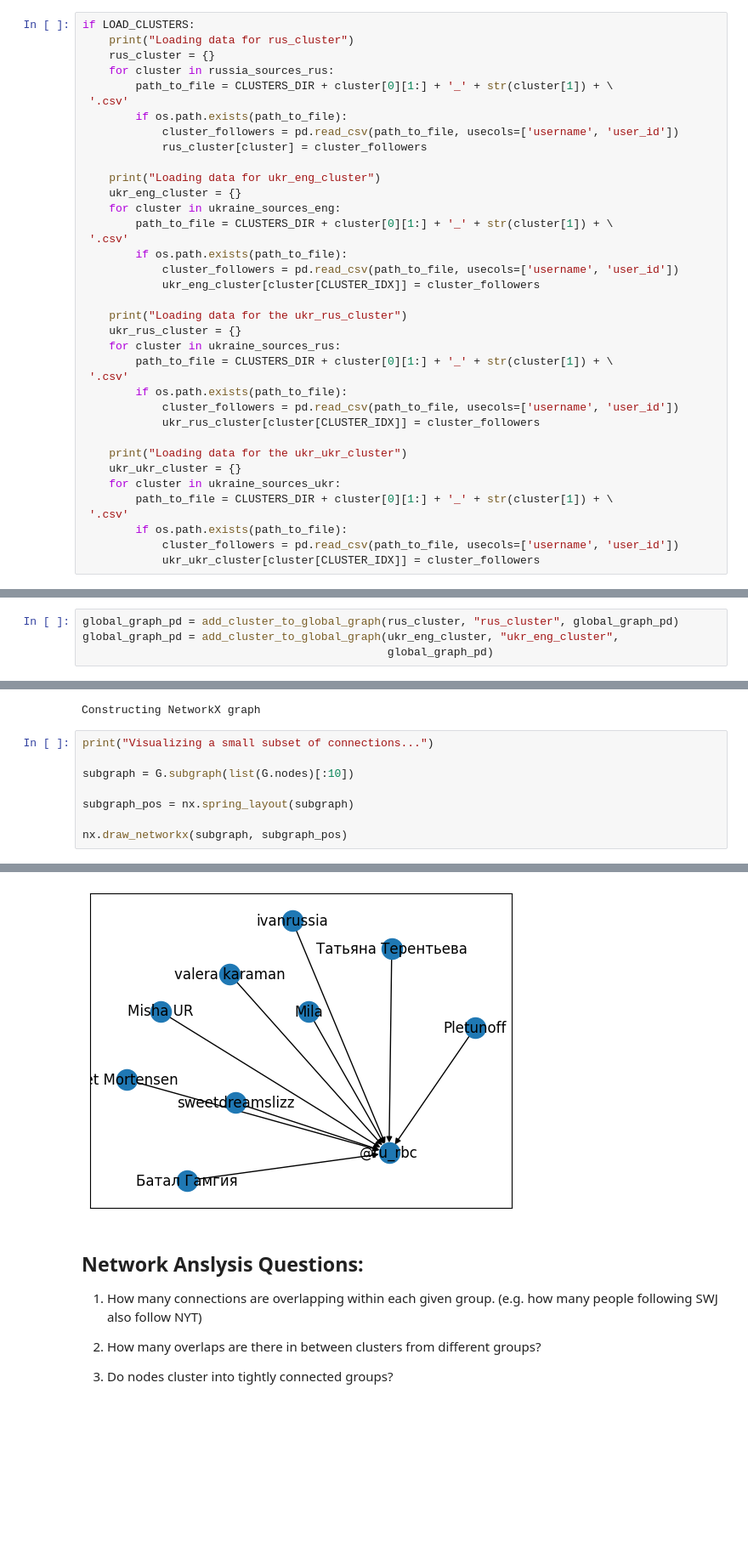
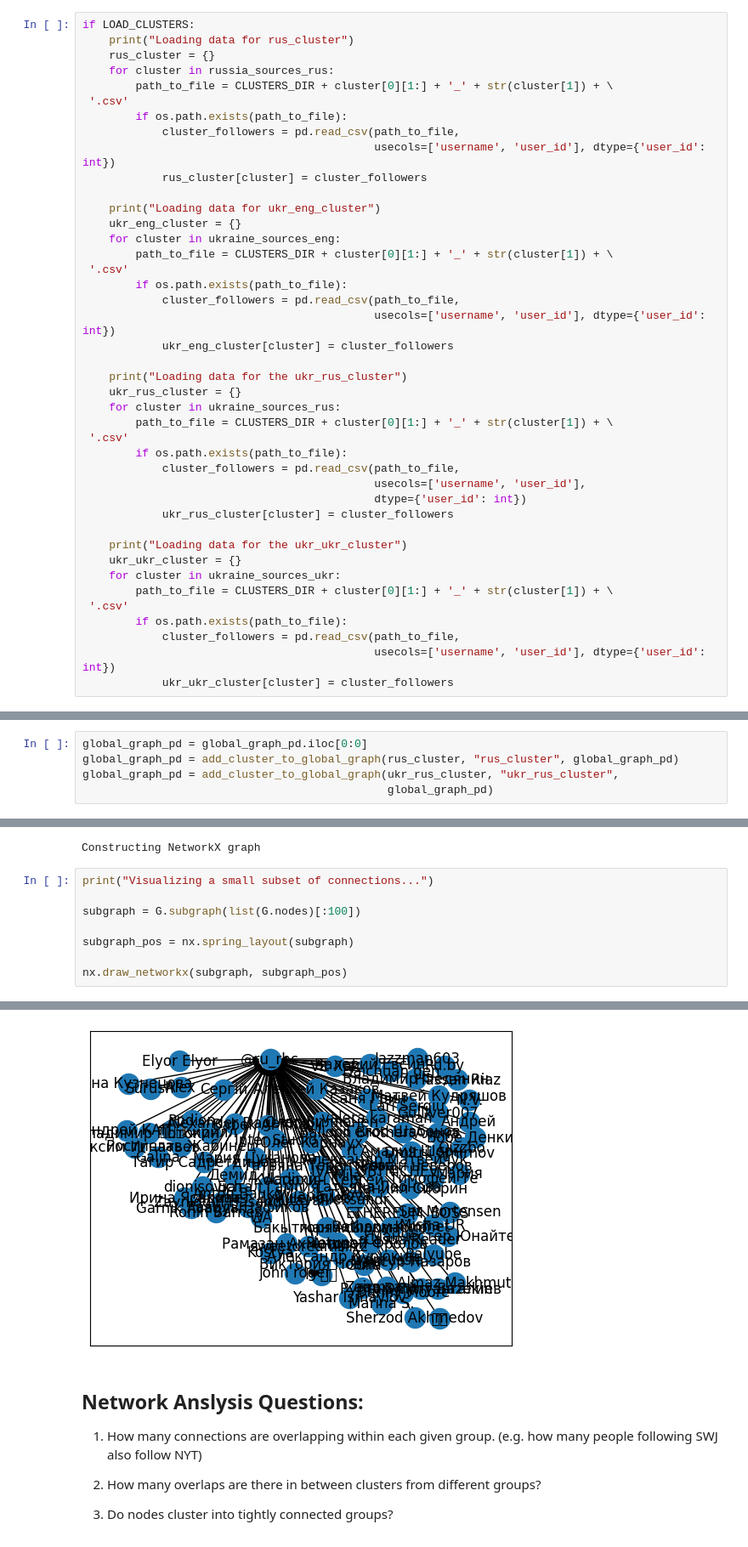
Before and after one commit to Denisfench/confirmation-bias-vis, a Jupyter notebook: confirmation_bias_vis.ipynb, the cells around one changed output, grey strips where cells are left out. Shown at 85% size. Cells and saved outputs as stored; diff of their text form; blank space fills up the shorter version.

```diff
--- a/confirmation_bias_vis.ipynb
+++ b/confirmation_bias_vis.ipynb
@@ -319,7 +319,8 @@ if LOAD_CLUSTERS:
         path_to_file = CLUSTERS_DIR + cluster[0][1:] + '_' + str(cluster[1]) + \
  '.csv'
         if os.path.exists(path_to_file):
-            cluster_followers = pd.read_csv(path_to_file, usecols=['username', 'user_id'])
+            cluster_followers = pd.read_csv(path_to_file,
+                                            usecols=['username', 'user_id'], dtype={'user_id': int})
             rus_cluster[cluster] = cluster_followers
 
     print("Loading data for ukr_eng_cluster")
@@ -328,8 +329,9 @@ if LOAD_CLUSTERS:
         path_to_file = CLUSTERS_DIR + cluster[0][1:] + '_' + str(cluster[1]) + \
  '.csv'
         if os.path.exists(path_to_file):
-            cluster_followers = pd.read_csv(path_to_file, usecols=['username', 'user_id'])
-            ukr_eng_cluster[cluster[CLUSTER_IDX]] = cluster_followers
+            cluster_followers = pd.read_csv(path_to_file,
+                                            usecols=['username', 'user_id'], dtype={'user_id': int})
+            ukr_eng_cluster[cluster] = cluster_followers
 
     print("Loading data for the ukr_rus_cluster")
     ukr_rus_cluster = {}
@@ -337,8 +339,10 @@ if LOAD_CLUSTERS:
         path_to_file = CLUSTERS_DIR + cluster[0][1:] + '_' + str(cluster[1]) + \
  '.csv'
         if os.path.exists(path_to_file):
-            cluster_followers = pd.read_csv(path_to_file, usecols=['username', 'user_id'])
-            ukr_rus_cluster[cluster[CLUSTER_IDX]] = cluster_followers
+            cluster_followers = pd.read_csv(path_to_file,
+                                            usecols=['username', 'user_id'],
+                                            dtype={'user_id': int})
+            ukr_rus_cluster[cluster] = cluster_followers
 
     print("Loading data for the ukr_ukr_cluster")
     ukr_ukr_cluster = {}
@@ -346,8 +350,9 @@ if LOAD_CLUSTERS:
         path_to_file = CLUSTERS_DIR + cluster[0][1:] + '_' + str(cluster[1]) + \
  '.csv'
         if os.path.exists(path_to_file):
-            cluster_followers = pd.read_csv(path_to_file, usecols=['username', 'user_id'])
-            ukr_ukr_cluster[cluster[CLUSTER_IDX]] = cluster_followers
+            cluster_followers = pd.read_csv(path_to_file,
+                                            usecols=['username', 'user_id'], dtype={'user_id': int})
+            ukr_ukr_cluster[cluster] = cluster_followers
 # %% [output]
 Loading data for rus_cluster
 Loading data for ukr_eng_cluster
@@ -430,8 +434,9 @@ def save_image(img, img_name):
     IMG_DIR = "visualizations/"
     plt.imsave(IMG_DIR + img_name, img)
 # %%
+global_graph_pd = global_graph_pd.iloc[0:0]
 global_graph_pd = add_cluster_to_global_graph(rus_cluster, "rus_cluster", global_graph_pd)
-global_graph_pd = add_cluster_to_global_graph(ukr_eng_cluster, "ukr_eng_cluster",
+global_graph_pd = add_cluster_to_global_graph(ukr_rus_cluster, "ukr_rus_cluster",
                                               global_graph_pd)
 # %%
 print(global_graph_pd.size)
@@ -471,14 +484,14 @@ Constructing NetworkX graph
 # %%
 print("Visualizing a small subset of connections...")
 
-subgraph = G.subgraph(list(G.nodes)[:10])
+subgraph = G.subgraph(list(G.nodes)[:100])
 
 subgraph_pos = nx.spring_layout(subgraph)
 
 nx.draw_networkx(subgraph, subgraph_pos)
 # %% [output]
 Visualizing a small subset of connections...
-[figure, old version]
+[figure, new version]
 # %% [markdown]
 <h2>Network Anslysis Questions:</h2>
 
```
Also changed, not shown: parts of 13 cells of this notebook.
